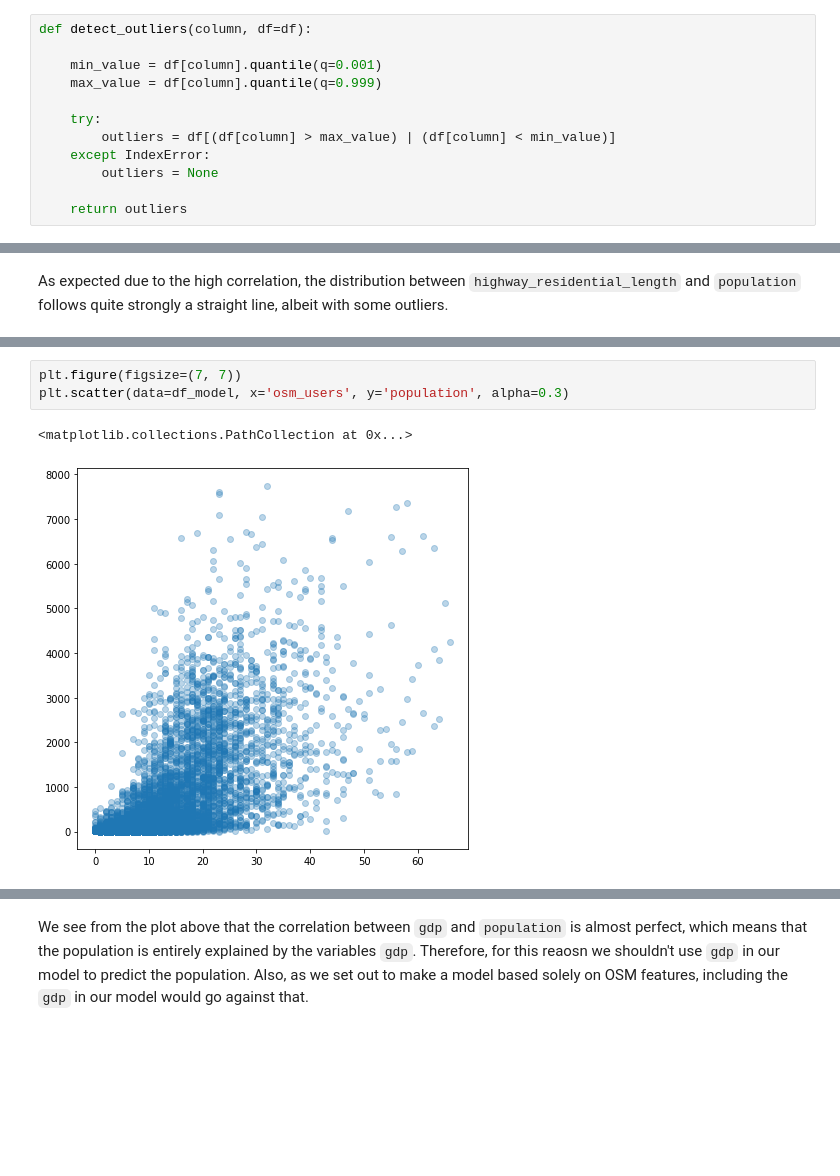
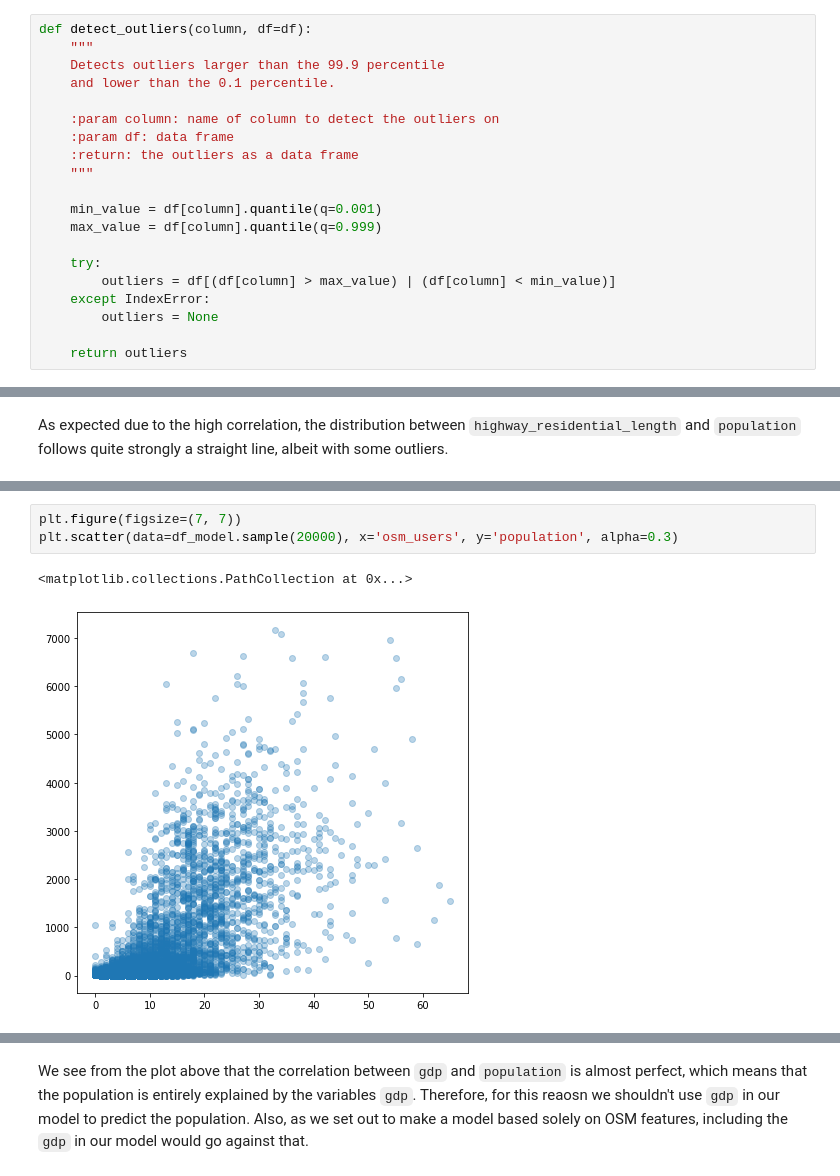
Before and after one commit to diogomatoschaves/osm-population-predictor, a Jupyter notebook: notebooks/basic_features.ipynb, the cells around one changed output, grey strips where cells are left out. Drawn from its saved outputs; the diff is of its cells as text; blank space fills up the shorter version.

```diff
--- a/notebooks/basic_features.ipynb
+++ b/notebooks/basic_features.ipynb
@@ -196,6 +197,14 @@ df.drop(columns=vars_to_delete, inplace=True)
 In order to make the model more general and less prone to overfitting on outliers, we'll apply a rule to delete the data points that are larger or smaller than the 99.9 and 0.1 percentiles respectively. This makes sure that only the relatively extreme values get deleted.
 # %%
 def detect_outliers(column, df=df):
+    """
+    Detects outliers larger than the 99.9 percentile
+    and lower than the 0.1 percentile.
+
+    :param column: name of column to detect the outliers on
+    :param df: data frame
+    :return: the outliers as a data frame
+    """
 
     min_value = df[column].quantile(q=0.001)
     max_value = df[column].quantile(q=0.999)
@@ -278,8 +287,8 @@ plt.scatter(data=df_model, x='count', y='population', alpha=0.3)
 # %%
 plt.figure(figsize=(7, 7))
-plt.scatter(data=df_model, x='osm_users', y='population', alpha=0.3)
+plt.scatter(data=df_model.sample(20000), x='osm_users', y='population', alpha=0.3)
 # %% [output]
 <matplotlib.collections.PathCollection at 0x...>
-[figure, old version]
+[figure, new version]
 # %%
 plt.figure(figsize=(7, 7))
```
Also changed, not shown: parts of 47 cells of this notebook, 3 other files.
